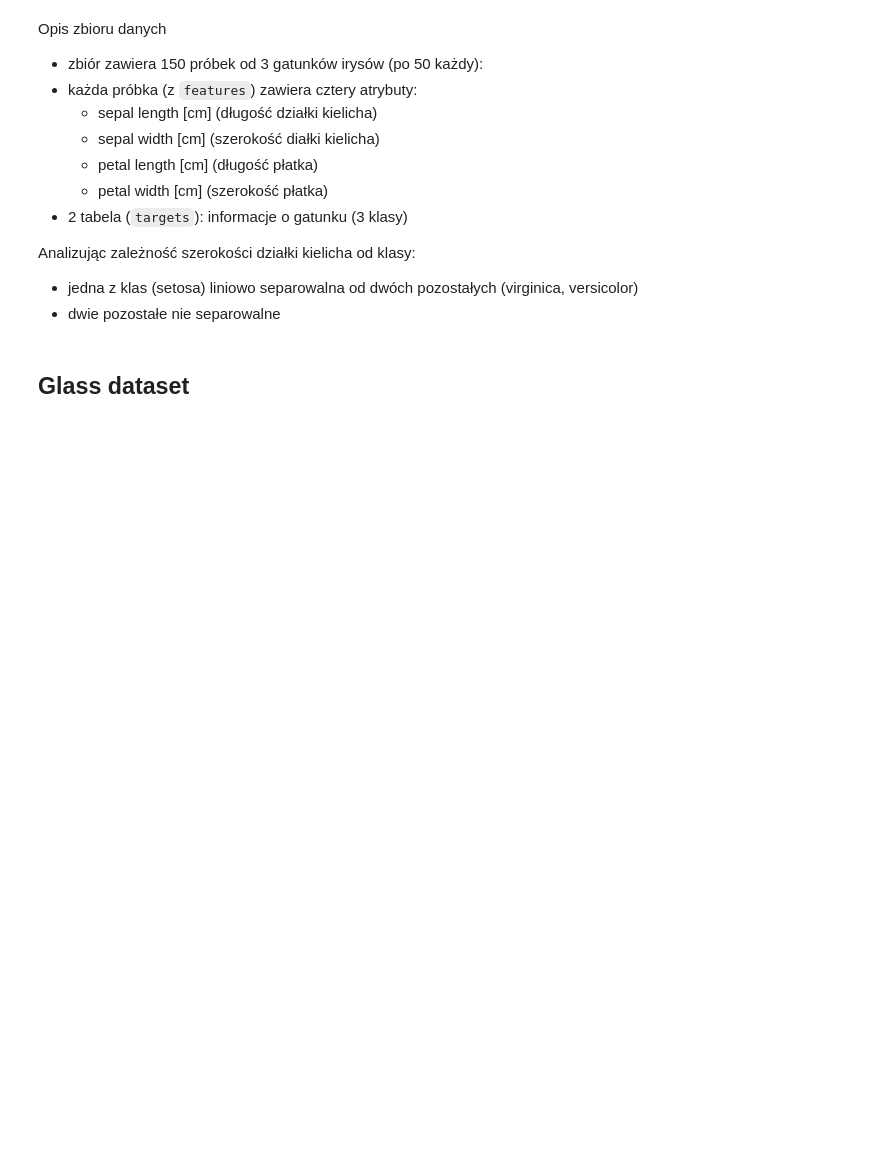
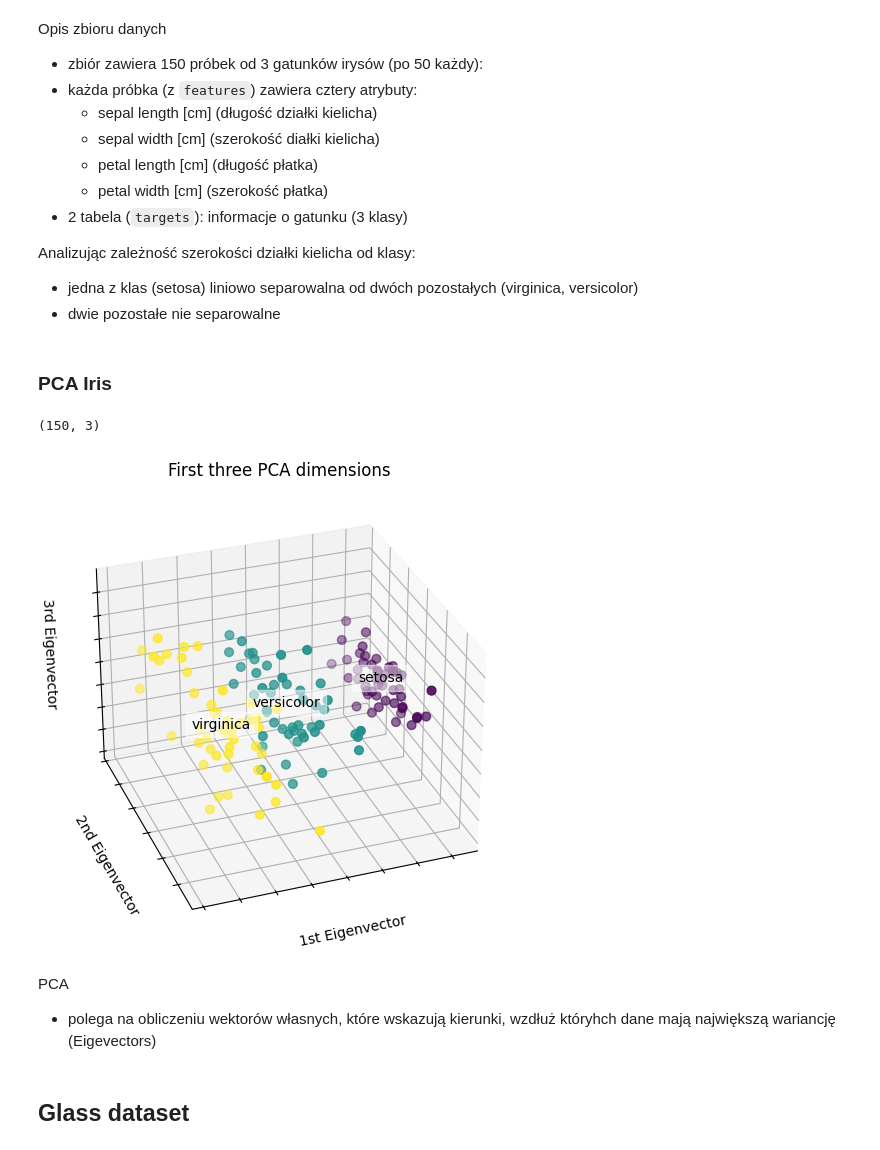
Before and after one commit to piotrdurniat/ml-l0-principal-component-analysis, a Jupyter notebook: uczenie-maszynowe-lab-0.ipynb, the cells around one changed output. Cells and saved outputs as stored; diff of their text form; code cells hidden in the pictures; blank space fills up the shorter version.

```diff
--- a/uczenie-maszynowe-lab-0.ipynb
+++ b/uczenie-maszynowe-lab-0.ipynb
@@ -77,6 +77,67 @@ Analizując zależność szerokości działki kielicha od klasy:
 
 - jedna z klas (setosa) liniowo separowalna od dwóch pozostałych (virginica, versicolor)
 - dwie pozostałe nie separowalne
+# %% [markdown]
+### PCA Iris
+# %%
+from sklearn.preprocessing import LabelEncoder
+from sklearn.decomposition import PCA
+import matplotlib.pyplot as plt
+from ucimlrepo import fetch_ucirepo
+
+iris: UciMlDataset = fetch_ucirepo(id=53)
+
+X = iris.data.features
+y = iris.data.targets
+
+# convert target names to numerical values
+le = LabelEncoder()
+y_numeric = le.fit_transform(y["class"])
+
+
+fig = plt.figure(1, figsize=(8, 6))
+ax = fig.add_subplot(111, projection="3d", elev=-150, azim=110)
+
+# Reduce the data to 3 dimensions
+X_reduced = PCA(n_components=3).fit_transform(X)
+ax.scatter(
+    X_reduced[:, 0],
+    X_reduced[:, 1],
+    X_reduced[:, 2],
+    c=y_numeric,
+    s=40,
+)
+
+print(X_reduced.shape)
+
+ax.set_title("First three PCA dimensions")
+ax.set_xlabel("1st Eigenvector")
+ax.xaxis.set_ticklabels([])
+ax.set_ylabel("2nd Eigenvector")
+ax.yaxis.set_ticklabels([])
+ax.set_zlabel("3rd Eigenvector")
+ax.zaxis.set_ticklabels([])
+
+# Create a legend:
+species_names = ["setosa", "versicolor", "virginica"]
+for i, species in enumerate(species_names):
+    ax.text3D(
+        X_reduced[y_numeric == i, 0].mean(),
+        X_reduced[y_numeric == i, 1].mean(),
+        X_reduced[y_numeric == i, 2].mean(),
+        species,
+        horizontalalignment="center",
+        bbox=dict(alpha=0.5, edgecolor="w", facecolor="w"),
+    )
+
+plt.show()
+# %% [output]
+(150, 3)
+[figure, added]
+# %% [markdown]
+PCA
+
+- polega na obliczeniu wektorów własnych, które wskazują kierunki, wzdłuż któryhch dane mają największą wariancję (Eigevectors)
 # %% [markdown]
 ## Glass dataset
 # %%
```
Also changed, not shown: parts of 1 cell of this notebook.
